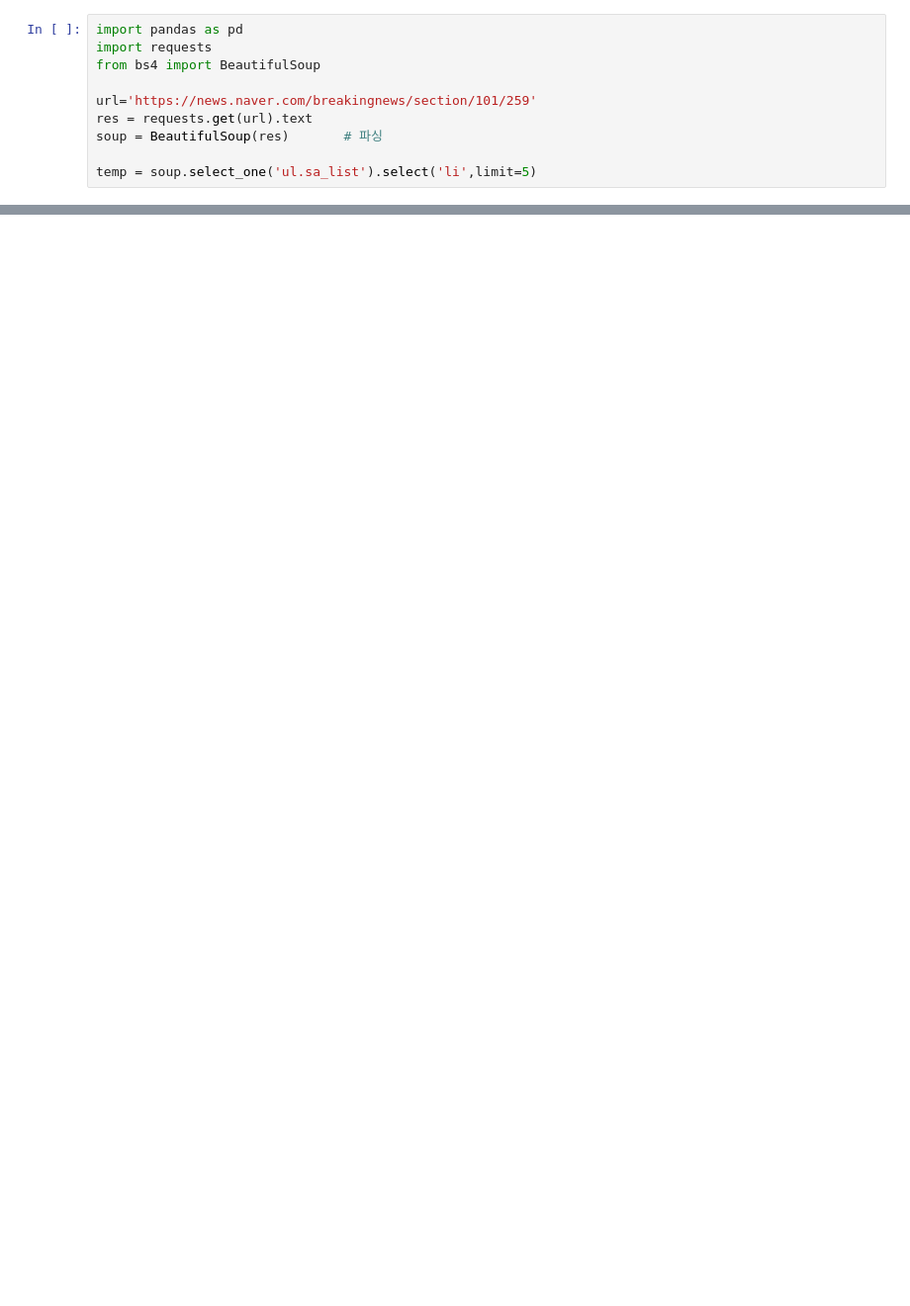
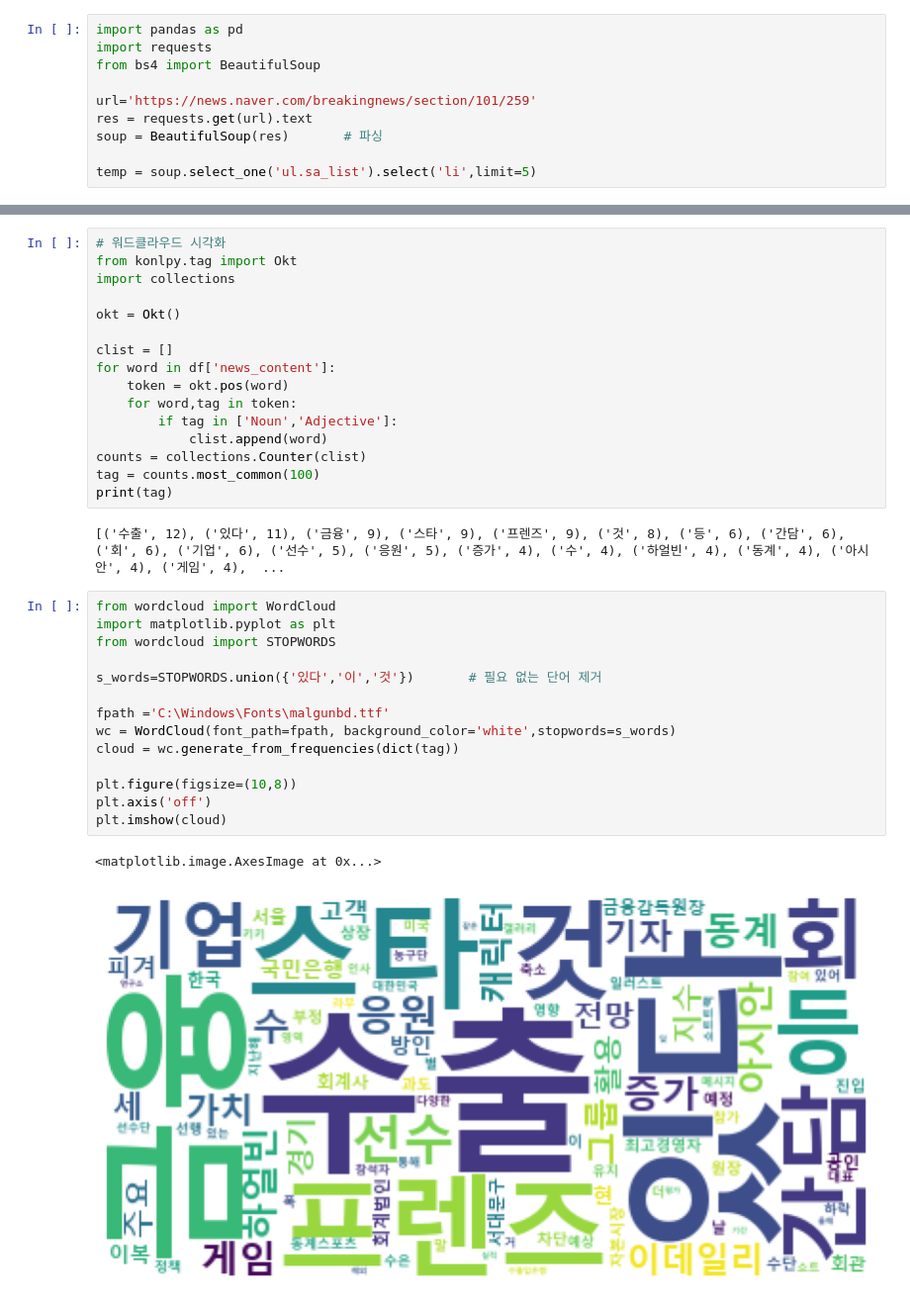
Before and after one commit to n732pa/data_analysis_basic, a Jupyter notebook: navernews.ipynb, the cells around one changed output, grey strips where cells are left out. Shown at 99% size. Cells and saved outputs as stored; diff of their text form; blank space fills up the shorter version.

```diff
--- a/navernews.ipynb
+++ b/navernews.ipynb
@@ -99,0 +88,35 @@ df
+# %%
+# 워드클라우드 시각화
+from konlpy.tag import Okt
+import collections
+
+okt = Okt()
+
+clist = []
+for word in df['news_content']:
+    token = okt.pos(word)
+    for word,tag in token:
+        if tag in ['Noun','Adjective']:
+            clist.append(word)
+counts = collections.Counter(clist)
+tag = counts.most_common(100)
+print(tag)
+# %% [output]
+[('수출', 12), ('있다', 11), ('금융', 9), ('스타', 9), ('프렌즈', 9), ('것', 8), ('등', 6), ('간담', 6), ('회', 6), ('기업', 6), ('선수', 5), ('응원', 5), ('증가', 4), ('수', 4), ('하얼빈', 4), ('동계', 4), ('아시안', 4), ('게임', 4),  ...
+# %%
+from wordcloud import WordCloud
+import matplotlib.pyplot as plt
+from wordcloud import STOPWORDS
+
+s_words=STOPWORDS.union({'있다','이','것'})       # 필요 없는 단어 제거
+
+fpath ='C:\Windows\Fonts\malgunbd.ttf'
+wc = WordCloud(font_path=fpath, background_color='white',stopwords=s_words)
+cloud = wc.generate_from_frequencies(dict(tag))
+
+plt.figure(figsize=(10,8))
+plt.axis('off')
+plt.imshow(cloud)
+# %% [output]
+<matplotlib.image.AxesImage at 0x...>
+[figure, added]
```
Also changed, not shown: parts of 5 cells of this notebook, 4 other files.
